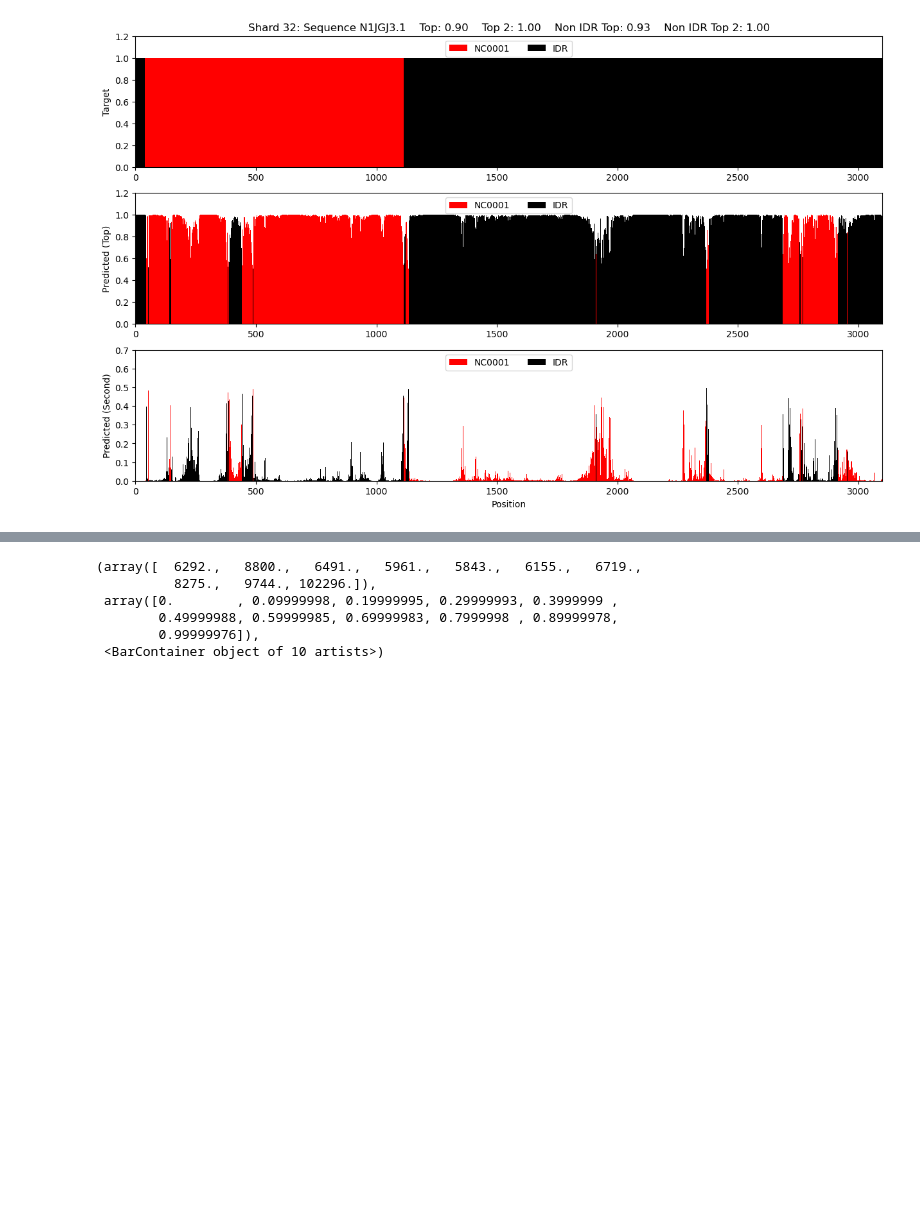
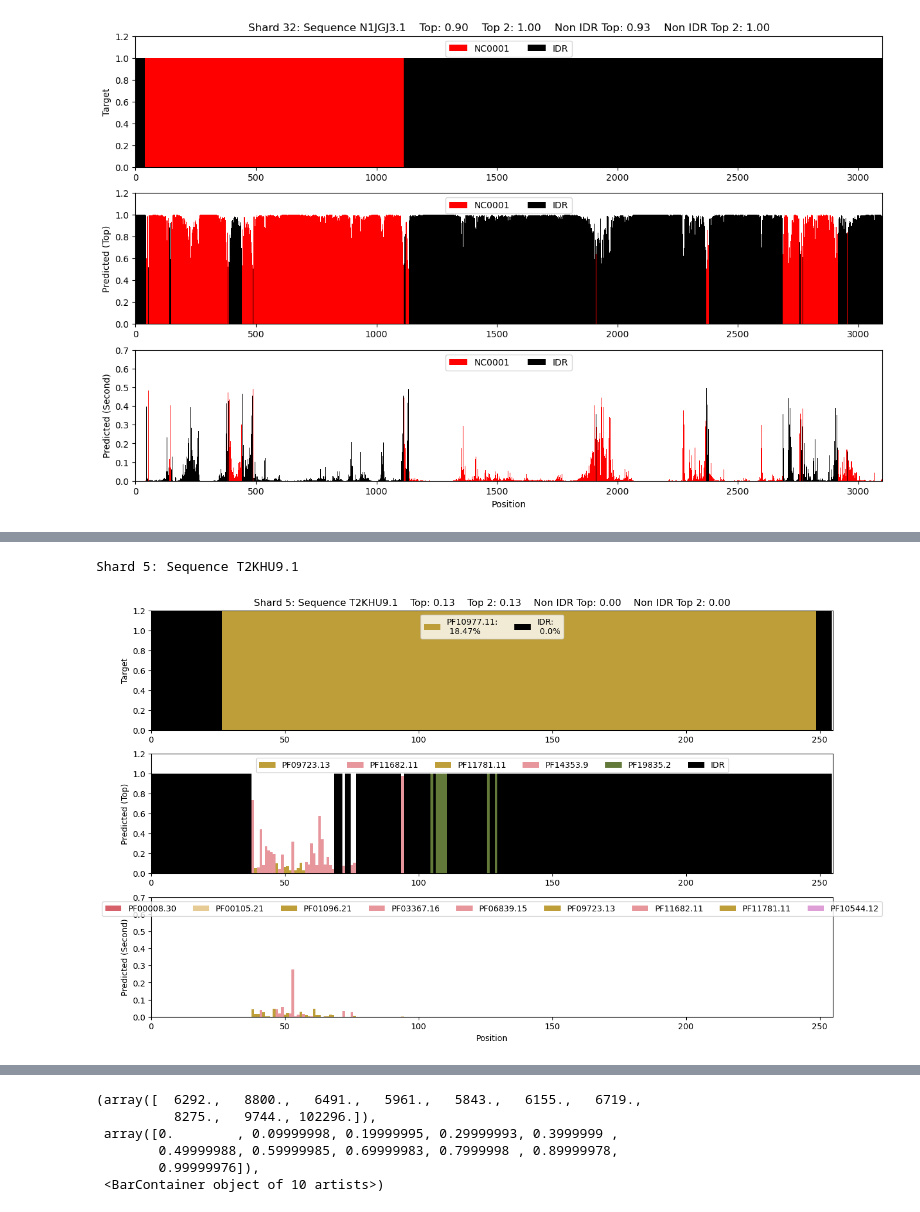
Before and after one commit to Protein-Sequence-Annotation/PSALM, a Jupyter notebook: library/test_esm.ipynb, the cells around one changed output, grey strips where cells are left out. Saved outputs shown, nothing was run; the diff lists cells and outputs as text; code cells hidden in the pictures; blank space fills up the shorter version.

```diff
--- a/library/test_esm.ipynb
+++ b/library/test_esm.ipynb
@@ -616,13 +616,18 @@ device = 'cuda' if torch.cuda.is_available() else 'cpu'
 length_limit = 4096 # Covers 99.75% sequences
 model_name =  'esm2_t33_650M_UR50D' #'esm2_t36_3B_UR50D'
 num_shards = 50 ###### Replace with appropriate number ###################################
-data_utils = mu.DataUtils('../data', num_shards, model_name, length_limit, 'test', device,"OLD")
+data_utils = mu.DataUtils('../data', num_shards, model_name, length_limit, 'test', device,"_OLD")
 print("ESM2 loaded")
 classifier = cf.FamModelSimple(data_utils.embedding_dim, data_utils.maps, device).to(device)
-classifier_path = Path('../data/results/no_l1_part3/epoch_2.pth')
+classifier_path = Path('../data/results/no_l1_part3/epoch_9.pth')
 classifier.load_state_dict(torch.load(classifier_path))
+
+clan_classifier = cf.ClanLSTM(data_utils.embedding_dim,data_utils.clan_count).to(device)
+clan_classifier_path = Path('../data/results/clan_20epoch_p2/epoch_9.pth')
+clan_classifier.load_state_dict(torch.load(clan_classifier_path))
 print("Classifier loaded")
 classifier.eval()
+clan_classifier.eval()
 # %% [output]
 imported
 ESM2 loaded
@@ -691,3 +699,67 @@ Shard 18: Sequence H6CB69.1
+# %%
+# ONE HOT CLAN
+with torch.inference_mode():
+
+    shard = np.random.randint(1,51)
+    shard = 5
+
+    hmm_dict = data_utils.parse_shard(shard)
+    keys = list(hmm_dict.keys())
+    key_idx = np.random.randint(0,len(keys))
+    seq_id = keys[key_idx]
+    seq_id = 'T2KHU9.1'
+
+    dataset = data_utils.get_dataset(shard)
+    dataset = data_utils.filter_batches(dataset, [seq_id])
+    data_loader = data_utils.get_dataloader(dataset)
+
+    label, seq, token = next(iter(data_loader))
+    token = token.to(device)
+    embedding = data_utils.get_embedding(token)
+    fam_vector, clan_vector = hu.generate_domain_position_list2(hmm_dict, seq_id, data_utils.maps)
+
+    stop_index = min(len(seq[0]), data_utils.length_limit)
+    fam_vector = torch.tensor(fam_vector[:stop_index,:]).to(device) # clip the clan_vector to the truncated sequence length
+    clan_vector = torch.tensor(clan_vector[:stop_index,:]).to(device)
+
+    #### Get clan preds
+    clan_preds = clan_classifier(embedding["representations"][data_utils.last_layer][0,1:stop_index+1,:])
+    clan_preds = F.softmax(clan_preds, dim=1)
+    # Find the indices of the max values along dimension 1
+    max_indices = torch.argmax(clan_preds, dim=1)
+    # Create a tensor of zeros with the same shape as clan_preds
+    clan_preds_one_hot = torch.zeros_like(clan_preds)
+    # Replace the max indices with 1
+    clan_preds_one_hot.scatter_(1, max_indices.unsqueeze(1), 1)
+    clan_preds = clan_preds_one_hot
+
+
+    weighted_preds, _ = classifier(embedding["representations"][data_utils.last_layer][0,1:stop_index+1,:], clan_preds)
+    weighted_preds = torch.softmax(weighted_preds,dim=1)
+#     clan_fam_matrix = maps['clan_family_matrix'].to(device)
+#     clan_fam_weights = torch.matmul(clan_vector,clan_fam_matrix)
+
+#     for i in range(clan_fam_weights.shape[0]): #shape is Lxf
+#         indices = torch.nonzero(clan_fam_weights[i]).squeeze() #indices for the softmax
+#         weighted_preds[i,indices] = torch.softmax(weighted_preds[i,indices],dim=0)
+
+    results = {}
+    results[seq_id] = {}
+    top_two_vals, top_two_indices = torch.topk(weighted_preds, k=2, dim=1)
+
+
+    results[seq_id]['fam_vals'] = top_two_vals.cpu().numpy()
+    results[seq_id]['fam_idx'] = top_two_indices.cpu().numpy()
+    results[seq_id]['fam_true'] = torch.argmax(fam_vector, dim=1).cpu().numpy()
+    results[seq_id]['fam_true_vals'] = fam_vector.max(dim=1)[1].cpu().numpy()
+    results['label'] = seq_id
+    results['shard'] = shard
+    print(f'Shard {shard}: Sequence {seq_id}')
+    # vz.viewSingleClan(shard,seq_id,results,list(maps['clan_idx'].keys()),"old_test_pids_CLAN.pkl")
+    vz.viewSingleFam(shard, seq_id, results, list(maps['fam_idx'].keys()), "old_test_pids.pkl")
+# %% [output]
+Shard 5: Sequence T2KHU9.1
+[figure, added]
 # %%
 hmm_dict['A6GJW3.1']
 # %%
```
Also changed, not shown: parts of 20 cells of this notebook, 4 other files.
